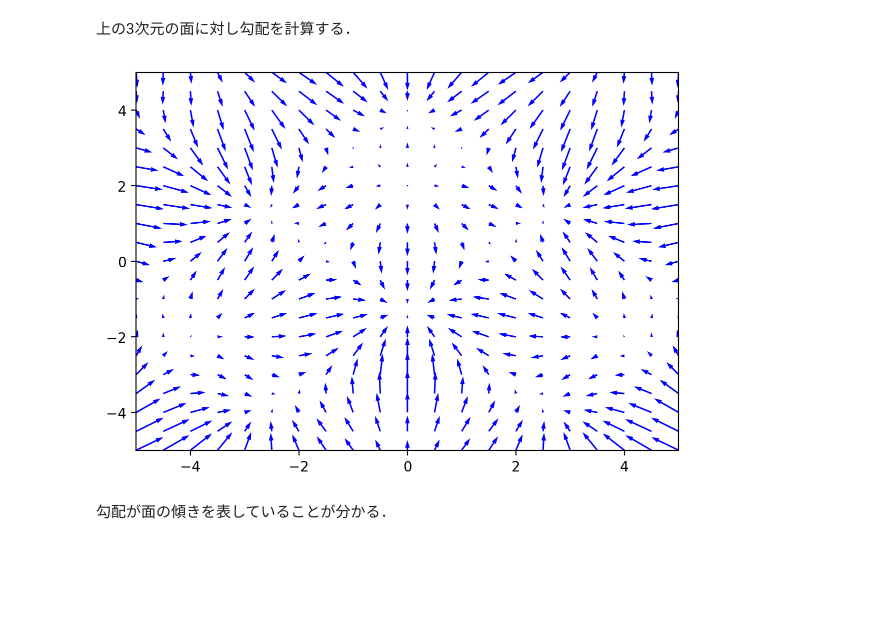
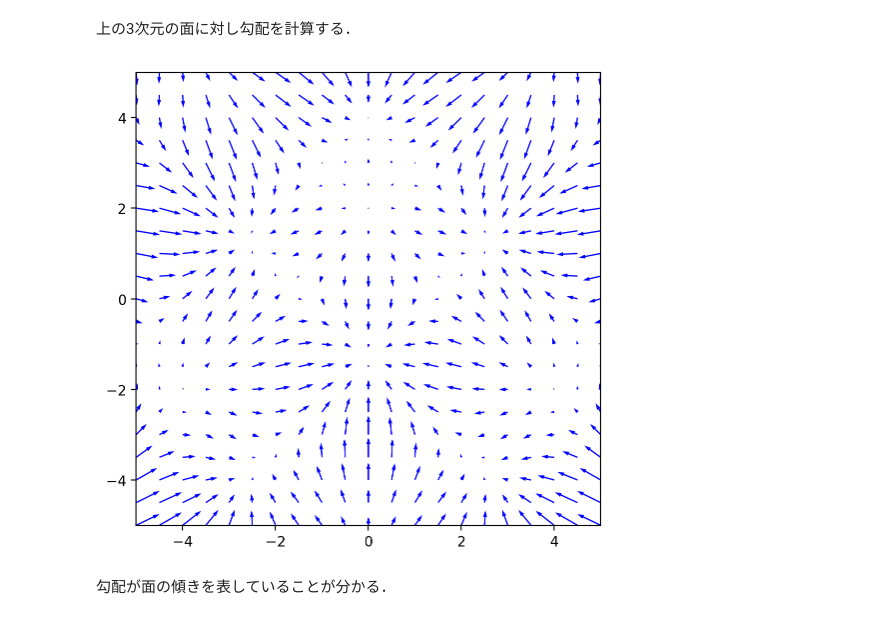
Before and after one commit to hiroshun/Practice_DeepLearning, a Jupyter notebook: ch4_NN_learning.ipynb, the cells around one changed output. Cells and saved outputs as stored; diff of their text form; code cells hidden in the pictures; blank space fills up the shorter version.

```diff
--- a/ch4_NN_learning.ipynb
+++ b/ch4_NN_learning.ipynb
@@ -173,15 +173,17 @@ def numerical_gradient_2d(f, x, y):
 # %%
 x = np.arange(-5, 5.5, 0.5)
 y = np.arange(-5, 5.5, 0.5)
 X, Y = np.meshgrid(x, y)
 G = numerical_gradient_2d(function_2, X, Y)
 
+plt.figure(figsize=(6, 6))
+
 plt.quiver(X, Y, -G[0], -G[1] ,color='b', headaxislength=5)
 plt.axis([-5, 5, -5, 5])
 
 plt.show()
 # %% [output]
-[figure, old version]
+[figure, new version]
 # %% [markdown]
 勾配が面の傾きを表していることが分かる．
 # %% [markdown]
```
Also changed, not shown: parts of 5 cells of this notebook.
